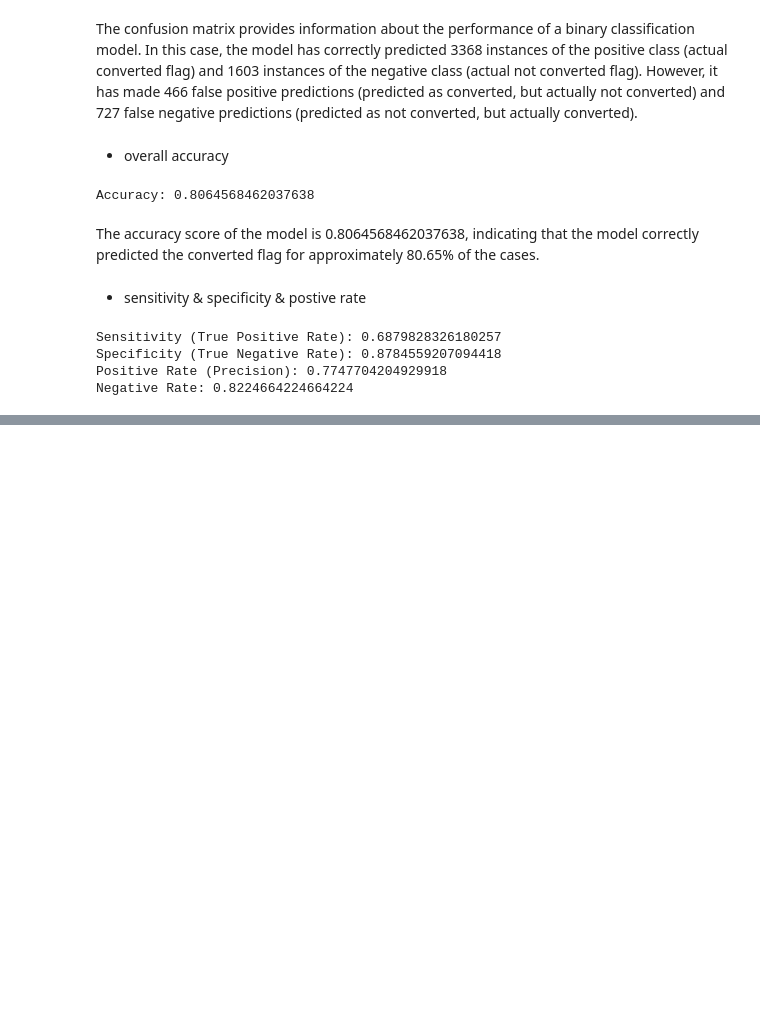
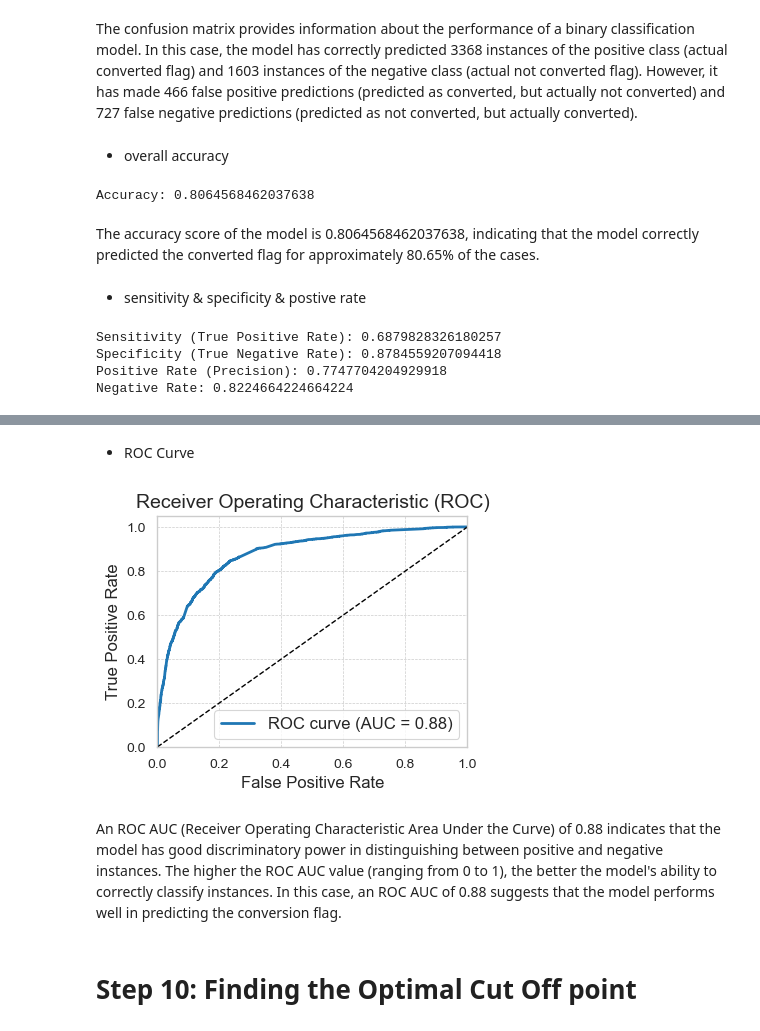
Before and after one commit to kunalworldwide/Lead-Scoring-Case-study, a Jupyter notebook: Lead-scoring-assignments.ipynb, the cells around one changed output, grey strips where cells are left out. Saved outputs shown, nothing was run; the diff lists cells and outputs as text; code cells hidden in the pictures; blank space fills up the shorter version.

Commit message:
Roc curve plotted

```diff
--- a/Lead-scoring-assignments.ipynb
+++ b/Lead-scoring-assignments.ipynb
@@ -1179,0 +1183,25 @@ Negative Rate: 0.8224664224664224
+# %% [markdown]
+* ROC Curve
+# %%
+fpr, tpr, thresholds = roc_curve(df_results['Actual Converted Flag'], df_results['Predicted Probabilities'])
+roc_auc = auc(fpr, tpr)
+
+# Plot ROC curve
+plt.figure(figsize=(4, 3))
+plt.plot(fpr, tpr, label='ROC curve (AUC = %0.2f)' % roc_auc, linewidth=2)
+plt.plot([0, 1], [0, 1], 'k--', linewidth=1)  # Diagonal line representing random guessing
+plt.xlim([0.0, 1.0])
+plt.ylim([0.0, 1.05])
+plt.xlabel('False Positive Rate', fontsize=12)
+plt.ylabel('True Positive Rate', fontsize=12)
+plt.title('Receiver Operating Characteristic (ROC)', fontsize=14)
+plt.legend(loc="lower right", fontsize=12)
+plt.grid(True, linestyle='--', linewidth=0.5)
+plt.tick_params(axis='both', which='major', labelsize=10)
+plt.show()
+# %% [output]
+[figure, added]
+# %% [markdown]
+An ROC AUC (Receiver Operating Characteristic Area Under the Curve) of 0.88 indicates that the model has good discriminatory power in distinguishing between positive and negative instances. The higher the ROC AUC value (ranging from 0 to 1), the better the model's ability to correctly classify instances. In this case, an ROC AUC of 0.88 suggests that the model performs well in predicting the conversion flag.
+# %% [markdown]
+<h1>Step 10: Finding the Optimal Cut Off point</h1>
```
Also changed, not shown: parts of 20 cells of this notebook.
